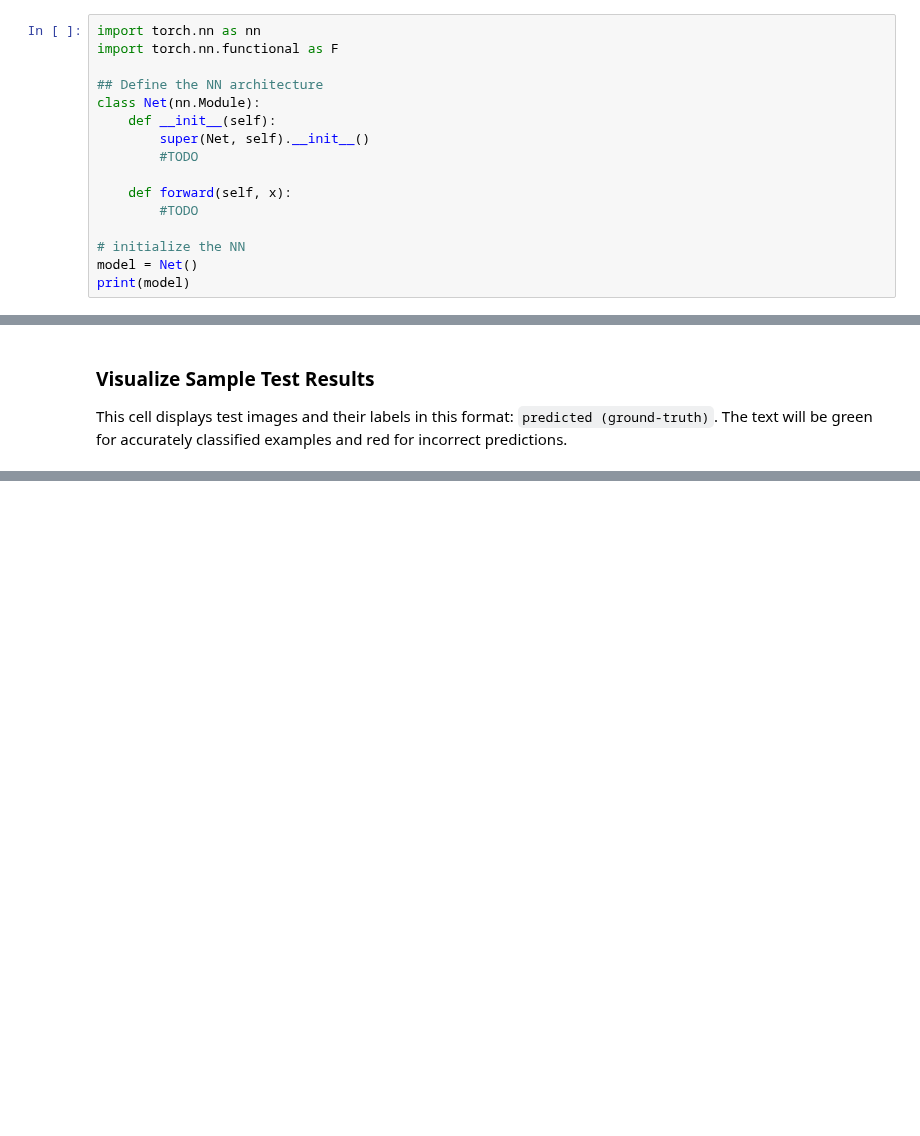
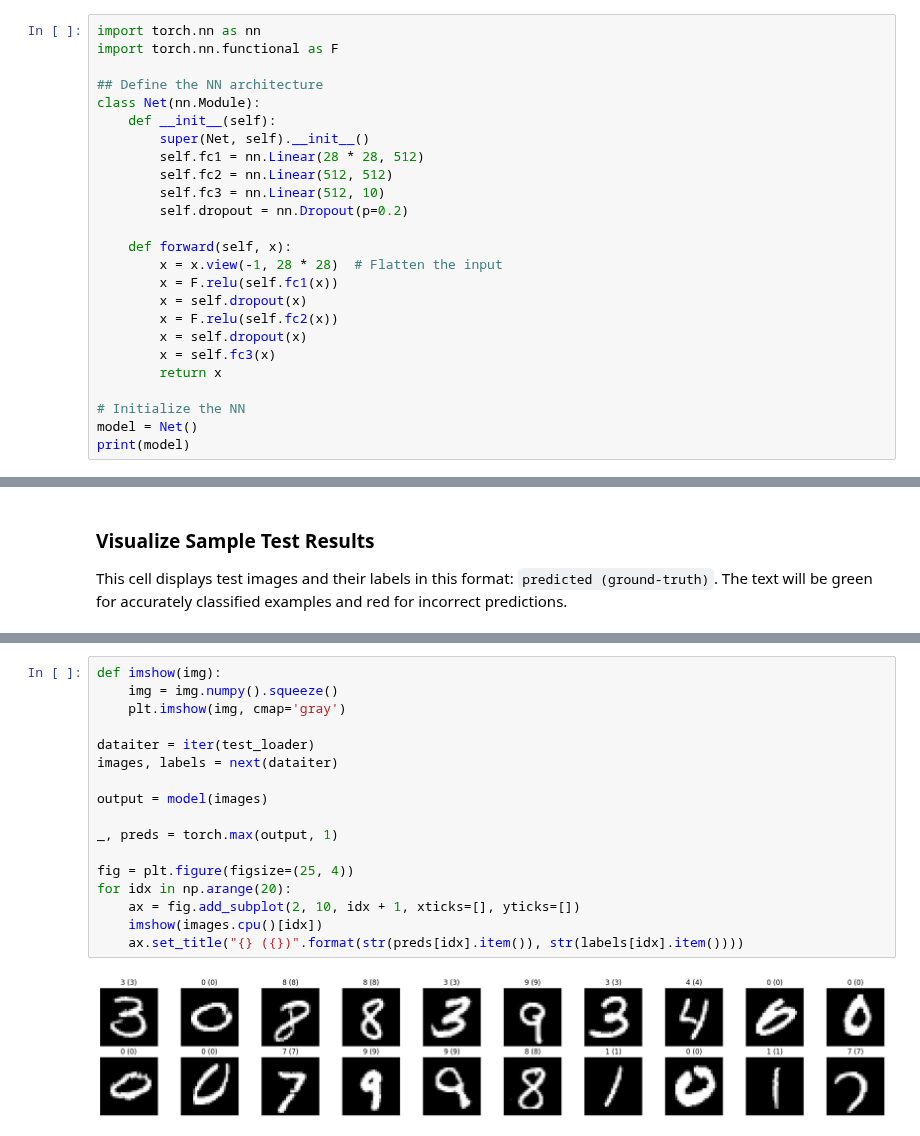
Before and after one commit to bigwhoman/AI-Spring-2023, a Jupyter notebook: HW8/CE_417_2_Spring23_HW8/Practical/MLP.ipynb, the cells around one changed output, grey strips where cells are left out. Cells and saved outputs as stored; diff of their text form; blank space fills up the shorter version.

```diff
--- a/HW8/CE_417_2_Spring23_HW8/Practical/MLP.ipynb
+++ b/HW8/CE_417_2_Spring23_HW8/Practical/MLP.ipynb
@@ -105,12 +170,21 @@ import torch.nn.functional as F
 class Net(nn.Module):
     def __init__(self):
         super(Net, self).__init__()
-        #TODO
+        self.fc1 = nn.Linear(28 * 28, 512)
+        self.fc2 = nn.Linear(512, 512)
+        self.fc3 = nn.Linear(512, 10)
+        self.dropout = nn.Dropout(p=0.2)
 
     def forward(self, x):
-        #TODO
+        x = x.view(-1, 28 * 28)  # Flatten the input
+        x = F.relu(self.fc1(x))
+        x = self.dropout(x)
+        x = F.relu(self.fc2(x))
+        x = self.dropout(x)
+        x = self.fc3(x)
+        return x
 
-# initialize the NN
+# Initialize the NN
 model = Net()
 print(model)
 # %% [output]
@@ -212,0 +324,19 @@ This cell displays test images and their labels in this format: `predicted (grou
+# %%
+def imshow(img):
+    img = img.numpy().squeeze()
+    plt.imshow(img, cmap='gray')
+
+dataiter = iter(test_loader)
+images, labels = next(dataiter)
+
+output = model(images)
+
+_, preds = torch.max(output, 1)
+
+fig = plt.figure(figsize=(25, 4))
+for idx in np.arange(20):
+    ax = fig.add_subplot(2, 10, idx + 1, xticks=[], yticks=[])
+    imshow(images.cpu()[idx])
+    ax.set_title("{} ({})".format(str(preds[idx].item()), str(labels[idx].item())))
+# %% [output]
+[figure, added]
```
Also changed, not shown: parts of 15 cells of this notebook.
